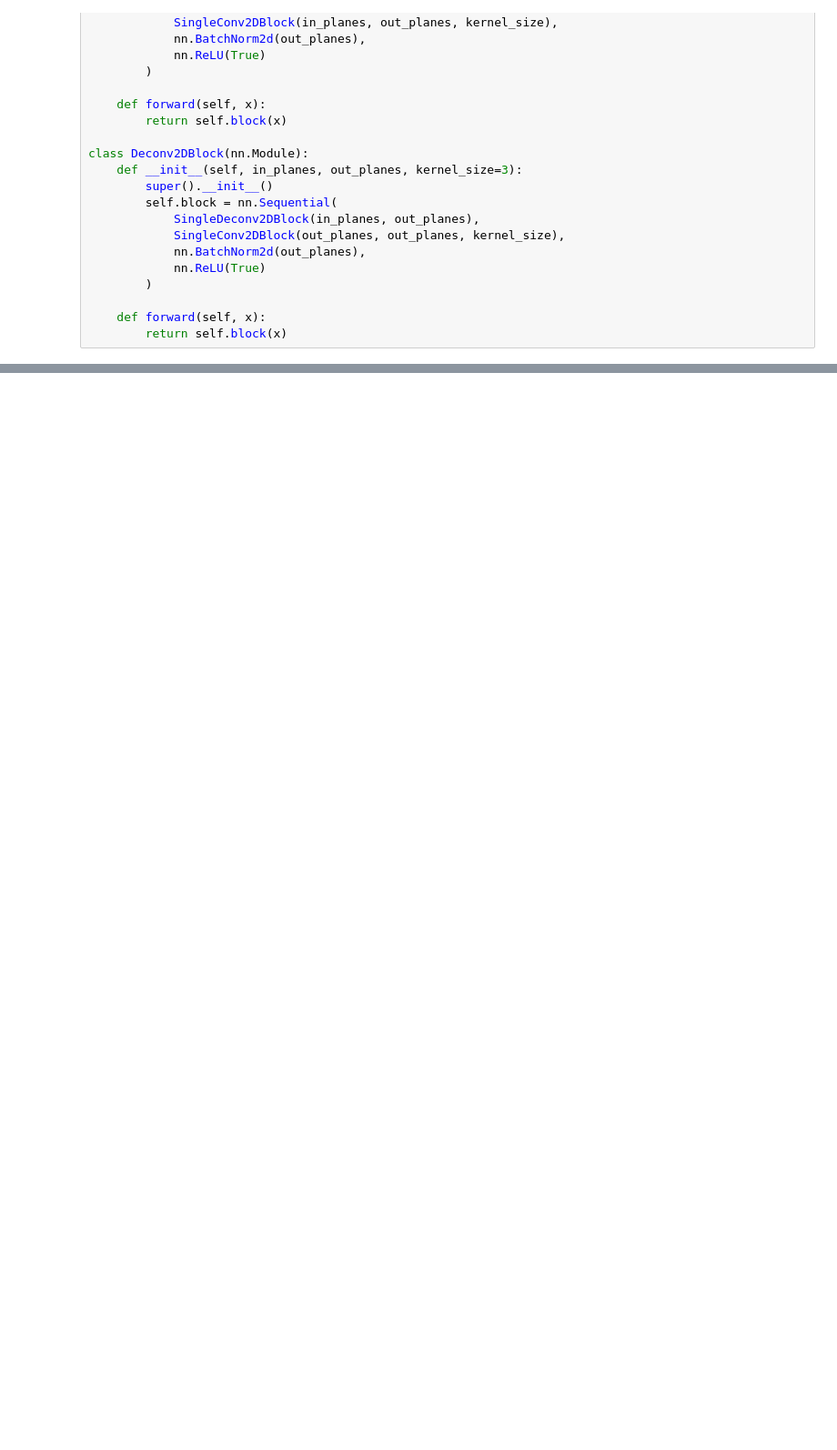
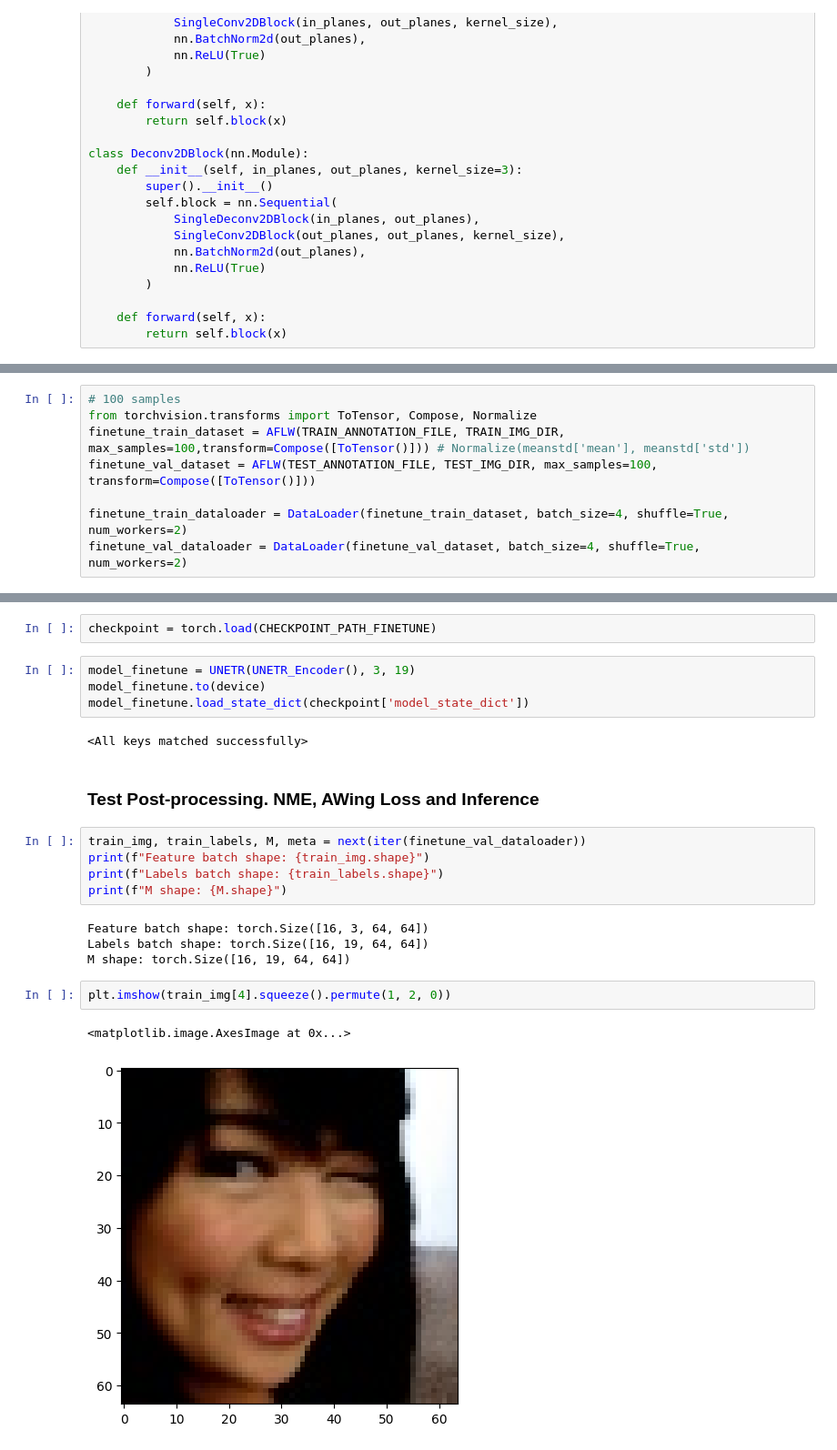
Before and after one commit to ledinhtuyen/mae-aflw, a Jupyter notebook: mae-aflw.ipynb, the cells around one changed output, grey strips where cells are left out. Shown: that part at 91% size. Saved outputs shown, nothing was run; the diff lists cells and outputs as text; blank space fills up the shorter version.

```diff
--- a/mae-aflw.ipynb
+++ b/mae-aflw.ipynb
@@ -817,0 +870,8 @@ clear_output()
+# %%
+# 100 samples
+from torchvision.transforms import ToTensor, Compose, Normalize
+finetune_train_dataset = AFLW(TRAIN_ANNOTATION_FILE, TRAIN_IMG_DIR, max_samples=100,transform=Compose([ToTensor()])) # Normalize(meanstd['mean'], meanstd['std'])
+finetune_val_dataset = AFLW(TEST_ANNOTATION_FILE, TEST_IMG_DIR, max_samples=100, transform=Compose([ToTensor()]))
+
+finetune_train_dataloader = DataLoader(finetune_train_dataset, batch_size=4, shuffle=True, num_workers=2)
+finetune_val_dataloader = DataLoader(finetune_val_dataset, batch_size=4, shuffle=True, num_workers=2)
@@ -817,0 +1140,24 @@ clear_output()
+# %%
+checkpoint = torch.load(CHECKPOINT_PATH_FINETUNE)
+# %%
+model_finetune = UNETR(UNETR_Encoder(), 3, 19)
+model_finetune.to(device)
+model_finetune.load_state_dict(checkpoint['model_state_dict'])
+# %% [output]
+<All keys matched successfully>
+# %% [markdown]
+### Test Post-processing. NME, AWing Loss and Inference
+# %%
+train_img, train_labels, M, meta = next(iter(finetune_val_dataloader))
+print(f"Feature batch shape: {train_img.shape}")
+print(f"Labels batch shape: {train_labels.shape}")
+print(f"M shape: {M.shape}")
+# %% [output]
+Feature batch shape: torch.Size([16, 3, 64, 64])
+Labels batch shape: torch.Size([16, 19, 64, 64])
+M shape: torch.Size([16, 19, 64, 64])
+# %%
+plt.imshow(train_img[4].squeeze().permute(1, 2, 0))
+# %% [output]
+<matplotlib.image.AxesImage at 0x...>
+[figure, added]
```
Also changed, not shown: parts of 48 cells of this notebook, 12 other files.
